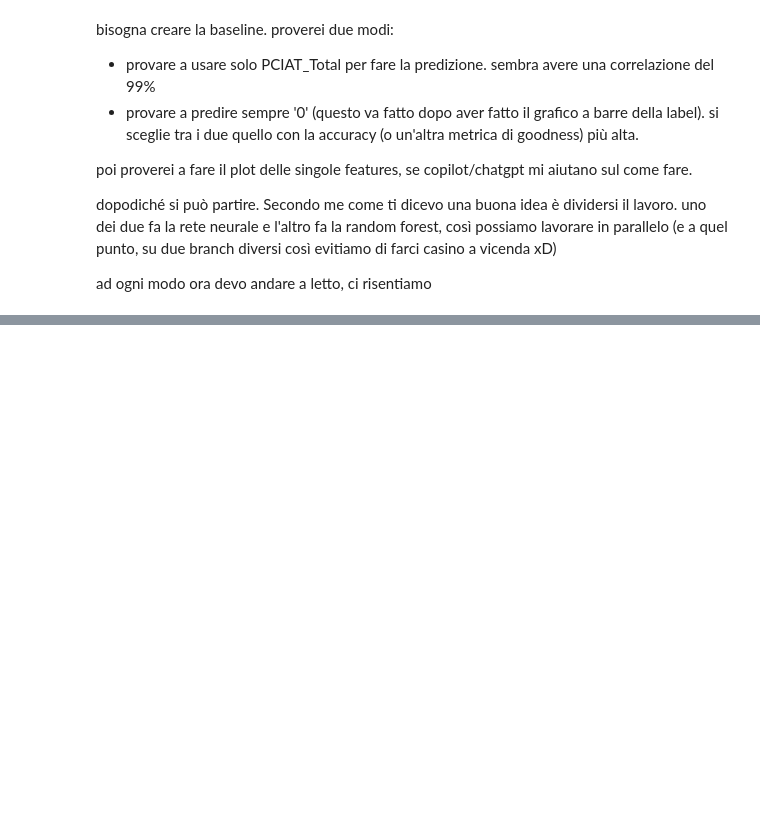
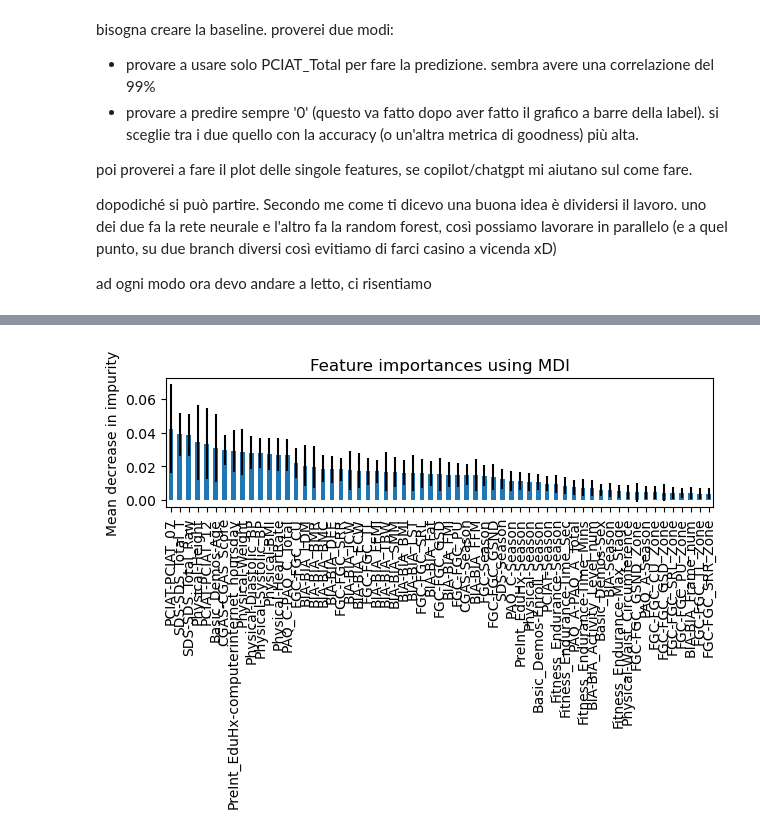
Before and after one commit to dadezz/ML_Problematic_Internet_Use, a Jupyter notebook: src/data_processing.ipynb, the cells around one changed output, grey strips where cells are left out. Cells and saved outputs as stored; diff of their text form; code cells hidden in the pictures; blank space fills up the shorter version.

```diff
--- a/src/data_processing.ipynb
+++ b/src/data_processing.ipynb
@@ -144,7 +144,9 @@ dtype: float64
 Ad ogni modo, possiamo eliminare le features con più del 60% di valori mancanti e mutual information prossima allo 0, perché arbitrariamente usiamo quelle come soglie per identificare le colonne non utili per il modello.
 # %%
 features_to_keep = mi_series[(mi_series > 0.1) & (nan_ratio < 0.4)].index
+X_all = X
 X = X[features_to_keep]
+
 print("Features tenute:")
 print(features_to_keep)
 # %% [output]
@@ -182,0 +287,13 @@ ad ogni modo ora devo andare a letto, ci risentiamo
+# %%
+from sklearn.model_selection import train_test_split
+
+X_all = X_all.drop(columns=all_pciat)
+
+# slip train & test
+X_train_all, X_test_all, y_train_all, y_test_all = train_test_split(
+    X_all, Y, test_size=0.2, random_state=42)
+
+# split train & val
+X_train_all,X_val_all , y_train_all, y_val_all = train_test_split(
+    X_train_all,y_train_all,test_size = 0.2,random_state=42
+)
@@ -182,0 +302,6 @@ ad ogni modo ora devo andare a letto, ci risentiamo
+# %%
+from sklearn.ensemble import RandomForestClassifier
+
+forest_all = RandomForestClassifier(random_state=0)
+
+forest_all.fit(X_train_all,y_train_all)
@@ -182,0 +310,9 @@ ad ogni modo ora devo andare a letto, ci risentiamo
+# %%
+import time
+
+start_time = time.time()
+importances = forest_all.feature_importances_
+std = np.std([tree.feature_importances_ for tree in forest_all.estimators_], axis=0)
+elapsed_time = time.time() - start_time
+
+print(f"Elapsed time to compute the importances: {elapsed_time:.3f} seconds")
@@ -182,0 +321,14 @@ ad ogni modo ora devo andare a letto, ci risentiamo
+# %%
+forest_importances = pd.Series(importances, index=X_train_all.columns)
+
+# Ordina le feature per importanza decrescente
+forest_importances_sorted = forest_importances.sort_values(ascending=False)
+std_sorted = [std[i] for i in forest_importances_sorted.index.map(X_train_all.columns.get_loc)]
+
+fig, ax = plt.subplots()
+forest_importances_sorted.plot.bar(yerr=std_sorted, ax=ax)
+ax.set_title("Feature importances using MDI")
+ax.set_ylabel("Mean decrease in impurity")
+fig.tight_layout()
+# %% [output]
+[figure, added]
```
Also changed, not shown: parts of 18 cells of this notebook.
